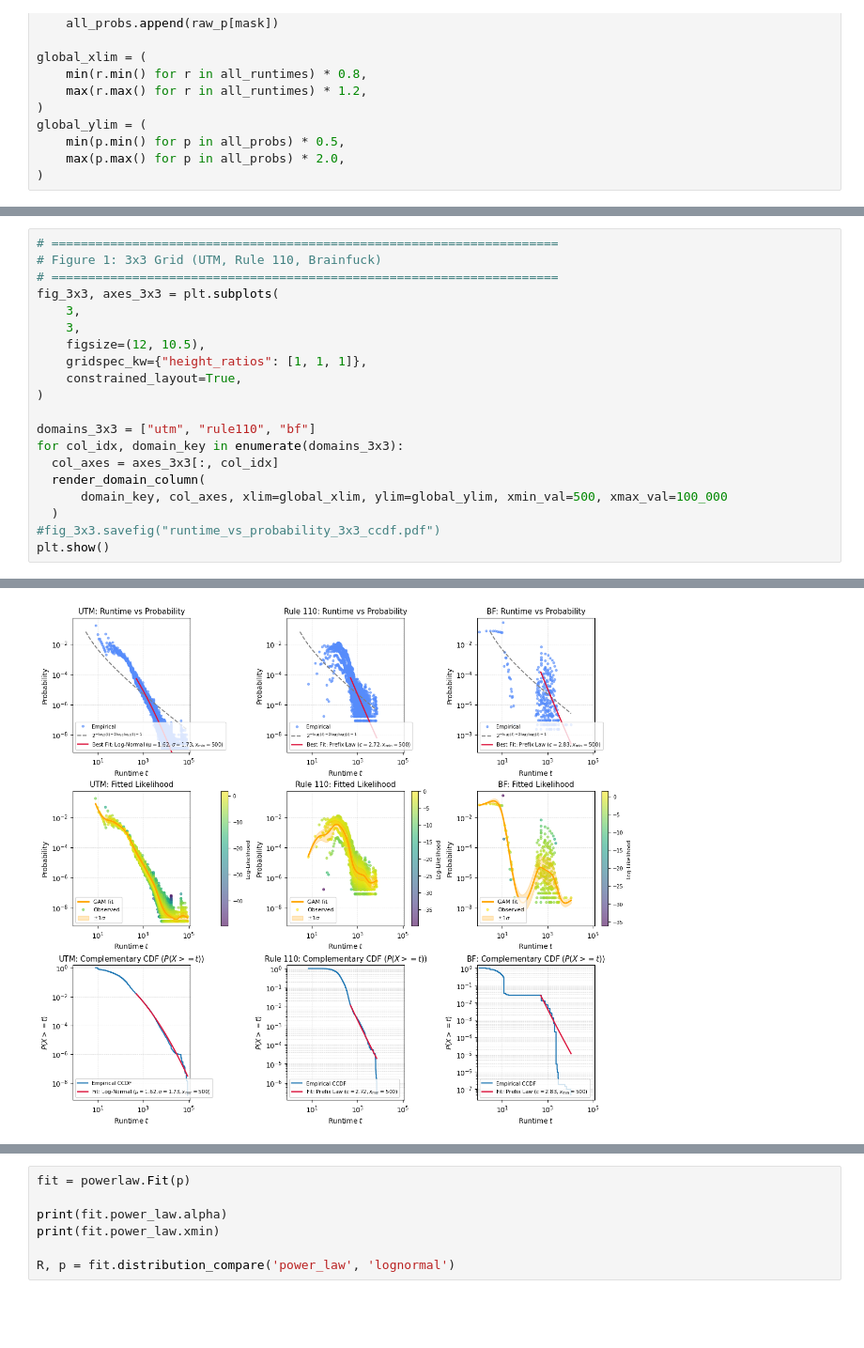
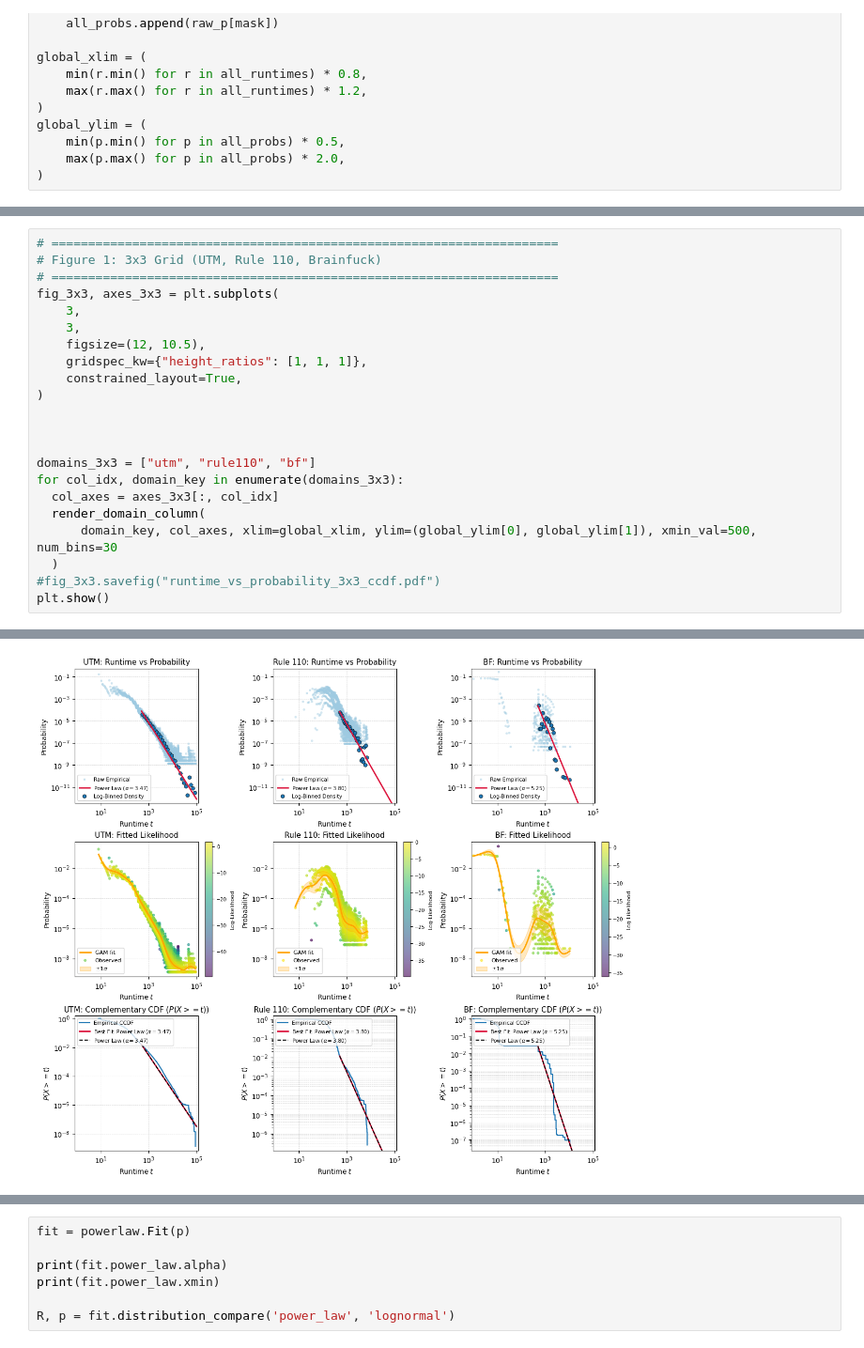
Before and after one commit to vincentherrmann/universal-computer-runtime-probabilities, a Jupyter notebook: Runtime_visualizations_grid.ipynb, the cells around one changed output, grey strips where cells are left out. Shown at 94% size. Saved outputs shown, nothing was run; the diff lists cells and outputs as text; blank space fills up the shorter version.

```diff
--- a/Runtime_visualizations_grid.ipynb
+++ b/Runtime_visualizations_grid.ipynb
@@ -539,11 +592,13 @@ fig_3x3, axes_3x3 = plt.subplots(
     constrained_layout=True,
 )
 
+
+
 domains_3x3 = ["utm", "rule110", "bf"]
 for col_idx, domain_key in enumerate(domains_3x3):
   col_axes = axes_3x3[:, col_idx]
   render_domain_column(
-      domain_key, col_axes, xlim=global_xlim, ylim=global_ylim, xmin_val=500, xmax_val=100_000
+      domain_key, col_axes, xlim=global_xlim, ylim=(global_ylim[0], global_ylim[1]), xmin_val=500, num_bins=30
   )
 #fig_3x3.savefig("runtime_vs_probability_3x3_ccdf.pdf")
 plt.show()
@@ -568,4 +623,4 @@ Pairwise Vuong Likelihood-Ratio Tests:
-[figure, old version]
+[figure, new version]
 # %%
 # =====================================================================
 # Figure 2: Single Column 3x1 Grid (2-Tag System)
```
Also changed, not shown: parts of 5 cells of this notebook.
